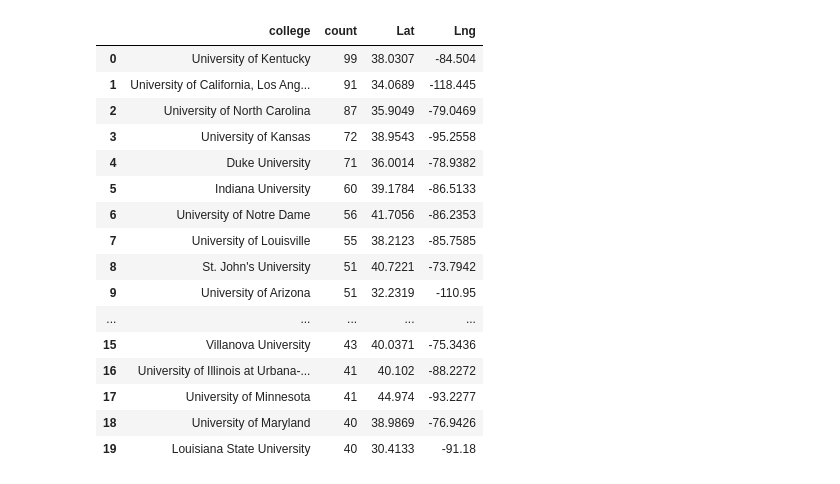
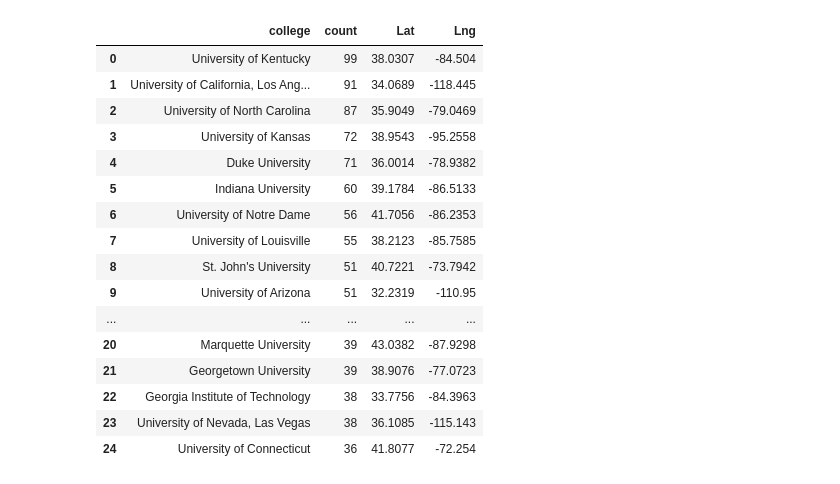
Before and after one commit to reedkm/project_one, a Jupyter notebook: player_heatmap.ipynb, the cells around one changed output. Cells and saved outputs as stored; diff of their text form; code cells hidden in the pictures.

Commit message:
Basic stats from data set and heatmap

```diff
--- a/player_heatmap.ipynb
+++ b/player_heatmap.ipynb
@@ -81,0 +27,16 @@ college_df.head()
+# %%
+# File to Load
+player_data_to_load = os.path.join("player_data.csv")
+seasons_data_to_load = os.path.join("Seasons_stats.csv")
+
+# Read the City and Ride Data
+player_data_df = pd.read_csv(player_data_to_load, encoding="UTF-8")
+seasons_data_df = pd.read_csv(seasons_data_to_load, encoding="UTF-8")
+
+# Combine the data into a single dataset
+#pyber_data_complete = pd.merge(city_data, ride_data, how="left", on=["city", "city"])
+
+#pyber_data_complete.to_csv("testData.csv", index=False, header=True)
+
+# Display the data table for preview
+player_data_df.head()
@@ -81,0 +143,4 @@ college_df.head()
+# %%
+playerGrouped = player_data_df.groupby('college').count()
+countByCollege = player_data_df.groupby(['college'], as_index=False).agg({'name':'count'}).rename(columns={'name':'count'})
+countByCollege.head()
@@ -81,0 +161,4 @@ college_df.head()
+# %%
+top25colleges = countByCollege.sort_values(by = 'count', ascending=False).head(25)
+top25colleges = top25colleges.reset_index(drop=True)
+top25colleges.head()
@@ -81,0 +192,4 @@ college_df.head()
+# %%
+top25colleges["Lat"] = ""
+top25colleges["Lng"] = ""
+top25colleges
@@ -84,44 +216,44 @@ college_df.head()
 params2 = {"key": gkey}
 
 # Loop through the cities_pd and run a lat/long search for each city
-for index, row in college_df.iterrows():
+for index, row in top25colleges.iterrows():
     base_url = "https://maps.googleapis.com/maps/api/geocode/json"
 
     city = row['college']
 
     # update address key value
     params2['address'] = city
 
     # make request
     cities_lat_lng = requests.get(base_url, params=params2)
 
     # print the cities_lat_lng url, avoid doing for public github repos in order to avoid exposing key
     # print(cities_lat_lng.url)
 
     # convert to json
     cities_lat_lng = cities_lat_lng.json()
 
-    college_df.loc[index, "Lat"] = cities_lat_lng["results"][0]["geometry"]["location"]["lat"]
-    college_df.loc[index, "Lng"] = cities_lat_lng["results"][0]["geometry"]["location"]["lng"]
+    top25colleges.loc[index, "Lat"] = cities_lat_lng["results"][0]["geometry"]["location"]["lat"]
+    top25colleges.loc[index, "Lng"] = cities_lat_lng["results"][0]["geometry"]["location"]["lng"]
 
 # Visualize to confirm lat lng appear
-college_df
+top25colleges
 # %% [output]
 |  | college | count | Lat | Lng |
 | 0 | University of Kentucky | 99 | 38.0307 | -84.504 |
 | 1 | University of California, Los Ang... | 91 | 34.0689 | -118.445 |
 | 2 | University of North Carolina | 87 | 35.9049 | -79.0469 |
 | 3 | University of Kansas | 72 | 38.9543 | -95.2558 |
 | 4 | Duke University | 71 | 36.0014 | -78.9382 |
 | 5 | Indiana University | 60 | 39.1784 | -86.5133 |
 | 6 | University of Notre Dame | 56 | 41.7056 | -86.2353 |
 | 7 | University of Louisville | 55 | 38.2123 | -85.7585 |
 | 8 | St. John's University | 51 | 40.7221 | -73.7942 |
 | 9 | University of Arizona | 51 | 32.2319 | -110.95 |
 | ... | ... | ... | ... | ... |
-| 15 | Villanova University | 43 | 40.0371 | -75.3436 |
-| 16 | University of Illinois at Urbana-... | 41 | 40.102 | -88.2272 |
-| 17 | University of Minnesota | 41 | 44.974 | -93.2277 |
-| 18 | University of Maryland | 40 | 38.9869 | -76.9426 |
-| 19 | Louisiana State University | 40 | 30.4133 | -91.18 |
+| 20 | Marquette University | 39 | 43.0382 | -87.9298 |
+| 21 | Georgetown University | 39 | 38.9076 | -77.0723 |
+| 22 | Georgia Institute of Technology | 38 | 33.7756 | -84.3963 |
+| 23 | University of Nevada, Las Vegas | 38 | 36.1085 | -115.143 |
+| 24 | University of Connecticut | 36 | 41.8077 | -72.254 |
 # %%
```
Also changed, not shown: parts of 32 cells of this notebook.
